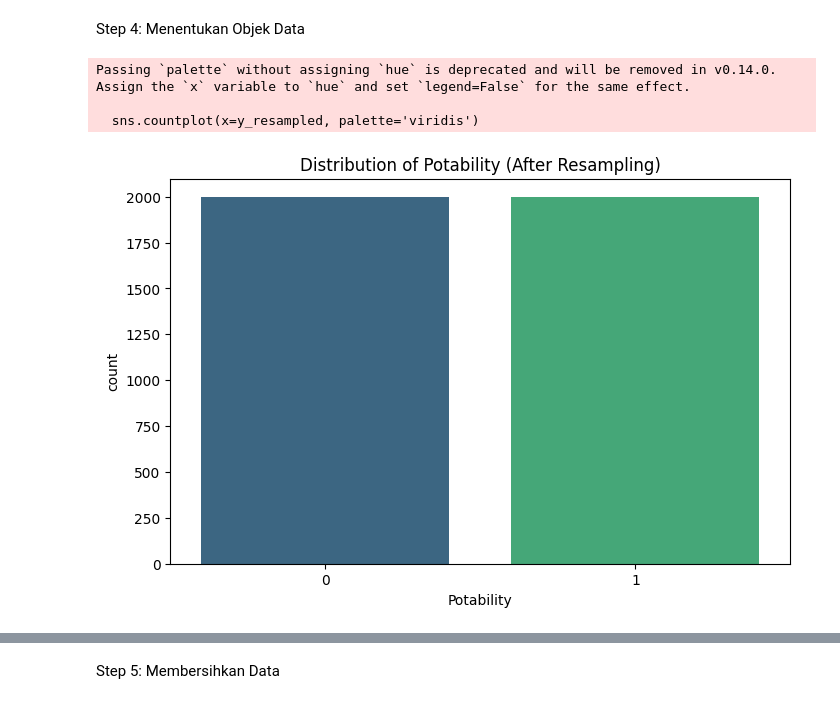
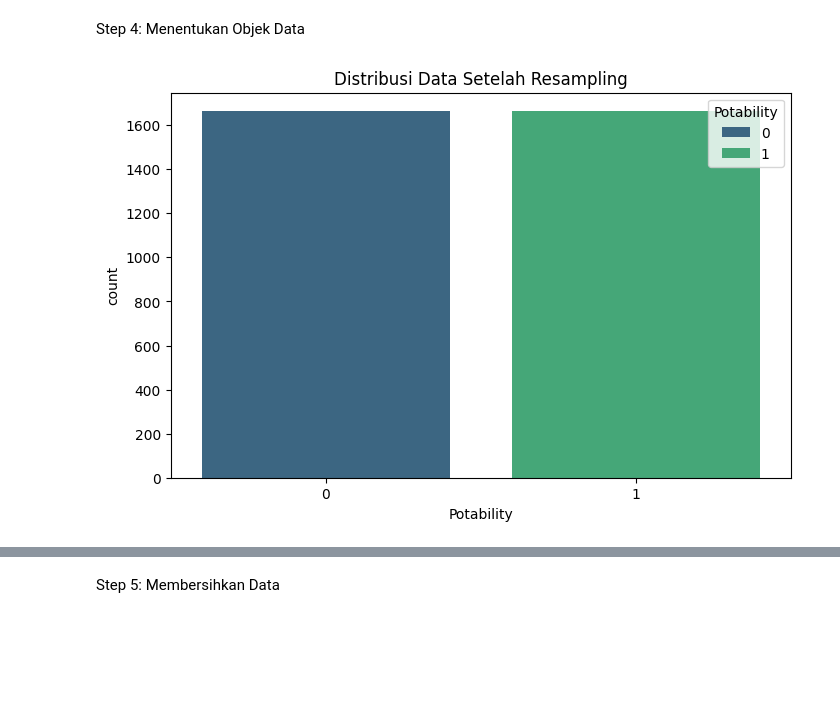
Before and after one commit to 12widasa/Water-Potability, a Jupyter notebook: water_potability.ipynb, the cells around one changed output, grey strips where cells are left out. Cells and saved outputs as stored; diff of their text form; code cells hidden in the pictures; blank space fills up the shorter version.

```diff
--- a/water_potability.ipynb
+++ b/water_potability.ipynb
@@ -75,28 +60,27 @@ NameError: name 'water_data' is not defined
 # %% [markdown]
 Step 3: Validasi dan Visualisasi Data
 # %%
-# Cek Missing Values
-print("Missing Values:")
+# Step 3: Validasi dan Visualisasi Data
+# Cek missing values
+print("\nMissing Values:")
 print(water_data.isnull().sum())
 
-# Handle Missing Values dengan Mean
-water_data_filled = water_data.fillna(water_data.mean())
+# Imputasi missing values dengan rata-rata
+water_data.fillna(water_data.mean(), inplace=True)
 
-# Cek Outlier menggunakan IQR
-print("Outlier Detection:")
-for column in water_data_filled.columns[:-1]:  # Exclude 'Potability'
-    Q1 = water_data_filled[column].quantile(0.25)
-    Q3 = water_data_filled[column].quantile(0.75)
+# Cek dan tangani outlier (menggunakan IQR)
+for column in water_data.columns[:-1]:  # Semua kolom kecuali target
+    Q1 = water_data[column].quantile(0.25)
+    Q3 = water_data[column].quantile(0.75)
     IQR = Q3 - Q1
     lower_bound = Q1 - 1.5 * IQR
     upper_bound = Q3 + 1.5 * IQR
-    outliers = water_data_filled[(water_data_filled[column] < lower_bound) | (water_data_filled[column] > upper_bound)]
-    print(f"{column}: {len(outliers)} outliers")
+    water_data = water_data[(water_data[column] >= lower_bound) & (water_data[column] <= upper_bound)]
 
-# Visualisasi Distribusi Sebelum Resampling
+# Visualisasi distribusi sebelum resampling
 plt.figure(figsize=(8, 5))
-sns.countplot(x='Potability', data=water_data_filled, palette='viridis')
-plt.title('Distribution of Potability (Before Resampling)')
+sns.countplot(x='Potability', hue='Potability', data=water_data, palette='viridis')
+plt.title('Distribusi Data Sebelum Resampling')
 plt.show()
 # %% [output]
 Missing Values:
@@ -123,21 +99,20 @@ Passing `palette` without assigning `hue` is deprecated and will be removed in v
 # %% [markdown]
 Step 4: Menentukan Objek Data
 # %%
-X = water_data_filled[['ph', 'Hardness', 'Solids', 'Chloramines', 'Sulfate',
-                       'Conductivity', 'Organic_carbon', 'Trihalomethanes', 'Turbidity']]
-y = water_data_filled['Potability']
+# Step 4: Menentukan Objek Data
+features = ['ph', 'Hardness', 'Solids', 'Chloramines', 'Sulfate', 'Conductivity', 'Organic_carbon', 'Trihalomethanes', 'Turbidity']
+target = 'Potability'
+X = water_data[features]
+y = water_data[target]
 
-# Resampling untuk mengatasi ketidakseimbangan kelas
+# Resampling
 ros = RandomOverSampler(random_state=42)
 X_resampled, y_resampled = ros.fit_resample(X, y)
 
-# Visualisasi Distribusi Setelah Resampling
+# Visualisasi distribusi setelah resampling
 plt.figure(figsize=(8, 5))
-sns.countplot(x=y_resampled, palette='viridis')
-plt.title('Distribution of Potability (After Resampling)')
+sns.countplot(x=y_resampled, hue=y_resampled, palette='viridis')
+plt.title('Distribusi Data Setelah Resampling')
 plt.show()
 # %% [output]
-Passing `palette` without assigning `hue` is deprecated and will be removed in v0.14.0. Assign the `x` variable to `hue` and set `legend=False` for the same effect.
-
-  sns.countplot(x=y_resampled, palette='viridis')
-[figure, old version]
+[figure, new version]
```
Also changed, not shown: parts of 20 cells of this notebook, 3 other files.
